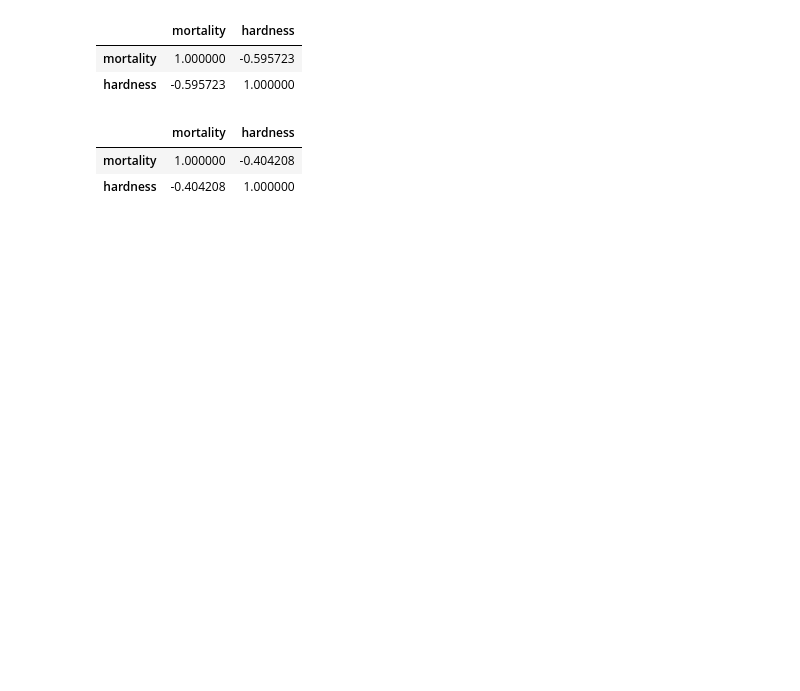
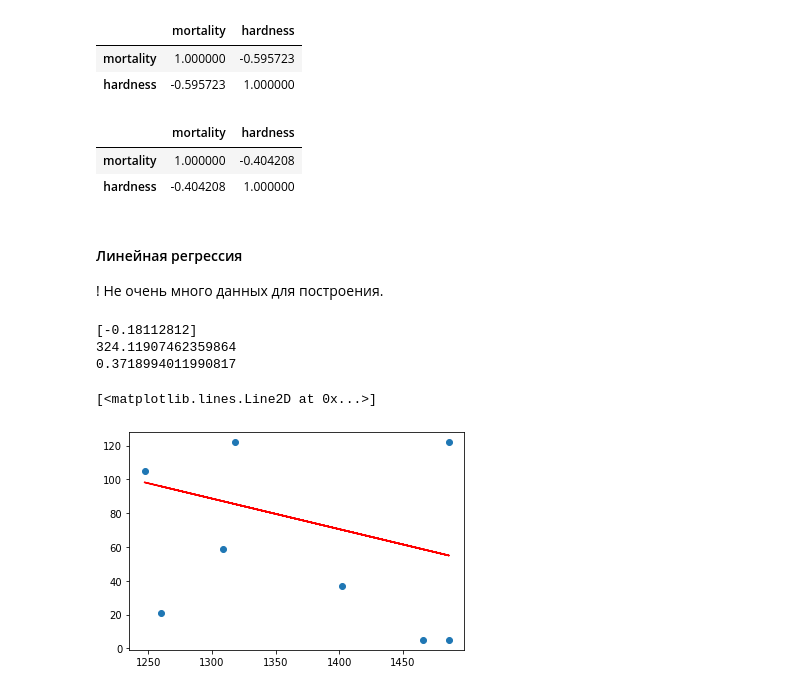
Before and after one commit to le-fed/3_Statictics, a Jupyter notebook: 4_corellation.ipynb, the cells around one changed output. Drawn from its saved outputs; the diff is of its cells as text; code cells hidden in the pictures; blank space fills up the shorter version.

```diff
--- a/4_corellation.ipynb
+++ b/4_corellation.ipynb
@@ -189,3 +154,41 @@ df_north[['mortality', 'hardness']].corr(method='spearman')
 |  | mortality | hardness |
 | mortality | 1.000000 | -0.404208 |
 | hardness | -0.404208 | 1.000000 |
+# %% [markdown]
+#### Линейная регрессия
+
+! Не очень много данных для построения.
+# %%
+# Модель для ЮГА
+X_south = df_south[['mortality']]
+y_south = df_south['hardness']
+
+# выделяю тестовую выборку
+X_south_train, X_south_test, y_south_train, y_south_test = train_test_split(X_south, y_south, test_size=0.3, random_state=42)
+
+# построение модели ЛР на выборке для обучения
+model_south = LinearRegression()
+model_south.fit(X_south_train, y_south_train)
+
+# коэффициенты модели
+print(model_south.coef_)
+print(model_south.intercept_)
+
+# коэффициент детерминации
+print(model_south.score(X, y))
+
+# применяем модель к тестовой выборке
+y_south_pred = model_south.predict(X_south_test)
+
+# коэффициент детерминации по тестовой выборке
+model_south.score(X_south_test, X_south_test)
+
+# график остатков
+plt.scatter(X_south_test, y_south_test)
+plt.plot(X_south_test, y_south_pred, c='r')
+# %% [output]
+[-0.18112812]
+324.11907462359864
+0.3718994011990817
+[<matplotlib.lines.Line2D at 0x...>]
+[figure, added]
```
Also changed, not shown: parts of 33 cells of this notebook.
